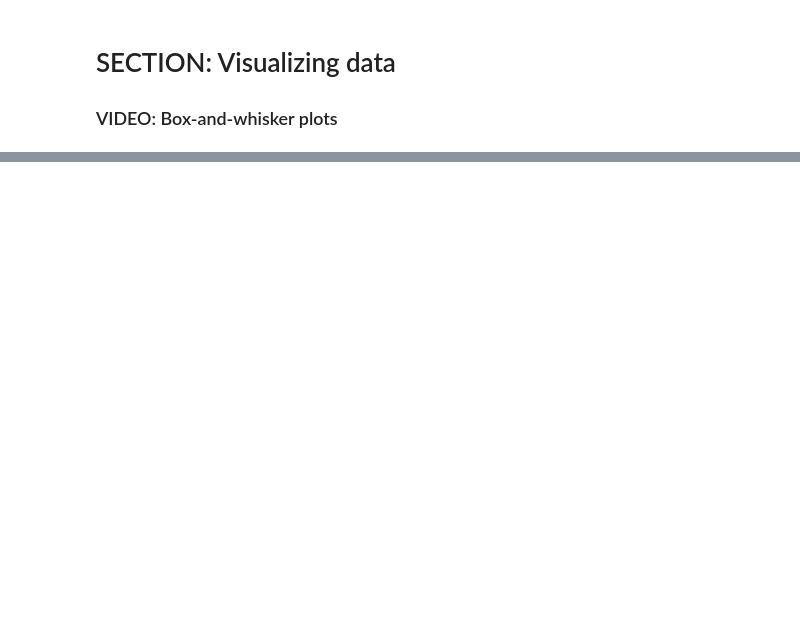
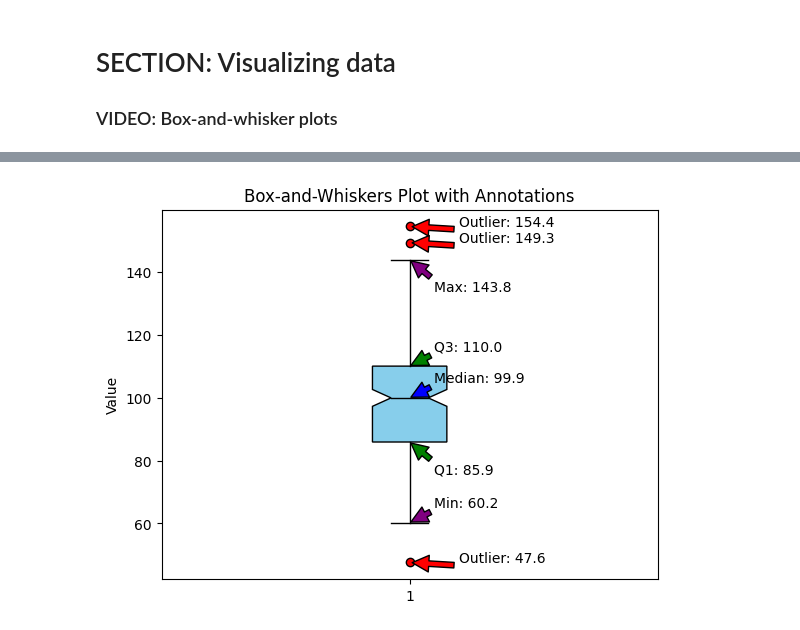
Before and after one commit to SiracencoSerghei/Statistics_and_ML, a Jupyter notebook: visualization/stats_visualizing_boxWhisker.ipynb, the cells around one changed output, grey strips where cells are left out. Cells and saved outputs as stored; diff of their text form; code cells hidden in the pictures; blank space fills up the shorter version.

Commit message:
boxWhisker

```diff
--- a/visualization/stats_visualizing_boxWhisker.ipynb
+++ b/visualization/stats_visualizing_boxWhisker.ipynb
@@ -35,0 +44,57 @@ plt.show()
+# %%
+# Generate some random data
+np.random.seed(42)
+data = np.random.normal(100, 20, 200)
+
+# Create the box-and-whiskers plot
+fig, ax = plt.subplots()
+
+# Create the boxplot
+box = ax.boxplot(data, patch_artist=True, notch=True, flierprops=dict(markerfacecolor='r', marker='o'))
+
+# Annotate the boxplot
+for i in range(len(data)):
+    if data[i] < np.percentile(data, 25) - 1.5 * (np.percentile(data, 75) - np.percentile(data, 25)) or \
+       data[i] > np.percentile(data, 75) + 1.5 * (np.percentile(data, 75) - np.percentile(data, 25)):
+        ax.annotate(f'Outlier: {data[i]:.1f}', xy=(1, data[i]), xytext=(1.1, data[i]),
+                    arrowprops=dict(facecolor='red', shrink=0.05))
+
+# Customize colors for the box
+for element in ['boxes', 'whiskers', 'fliers', 'medians', 'caps']:
+    plt.setp(box[element], color='black')
+
+# Set colors for different parts of the boxplot
+colors = ['skyblue']
+for patch, color in zip(box['boxes'], colors):
+    patch.set_facecolor(color)
+
+# Annotate the median, quartiles, min, and max
+median = np.median(data)
+q1 = np.percentile(data, 25)
+q3 = np.percentile(data, 75)
+whisker_min = np.min(data[data >= q1 - 1.5 * (q3 - q1)])
+whisker_max = np.max(data[data <= q3 + 1.5 * (q3 - q1)])
+
+ax.annotate(f'Median: {median:.1f}', xy=(1, median), xytext=(1.05, median + 5),
+            arrowprops=dict(facecolor='blue', shrink=0.05))
+
+ax.annotate(f'Q1: {q1:.1f}', xy=(1, q1), xytext=(1.05, q1 - 10),
+            arrowprops=dict(facecolor='green', shrink=0.05))
+
+ax.annotate(f'Q3: {q3:.1f}', xy=(1, q3), xytext=(1.05, q3 + 5),
+            arrowprops=dict(facecolor='green', shrink=0.05))
+
+ax.annotate(f'Min: {whisker_min:.1f}', xy=(1, whisker_min), xytext=(1.05, whisker_min +5),
+            arrowprops=dict(facecolor='purple', shrink=0.05))
+
+ax.annotate(f'Max: {whisker_max:.1f}', xy=(1, whisker_max), xytext=(1.05, whisker_max -10),
+            arrowprops=dict(facecolor='purple', shrink=0.05))
+
+# Add labels
+ax.set_title('Box-and-Whiskers Plot with Annotations')
+ax.set_ylabel('Value')
+
+# Show the plot
+plt.show()
+# %% [output]
+[figure, added]
```
Also changed, not shown: parts of 4 cells of this notebook.
